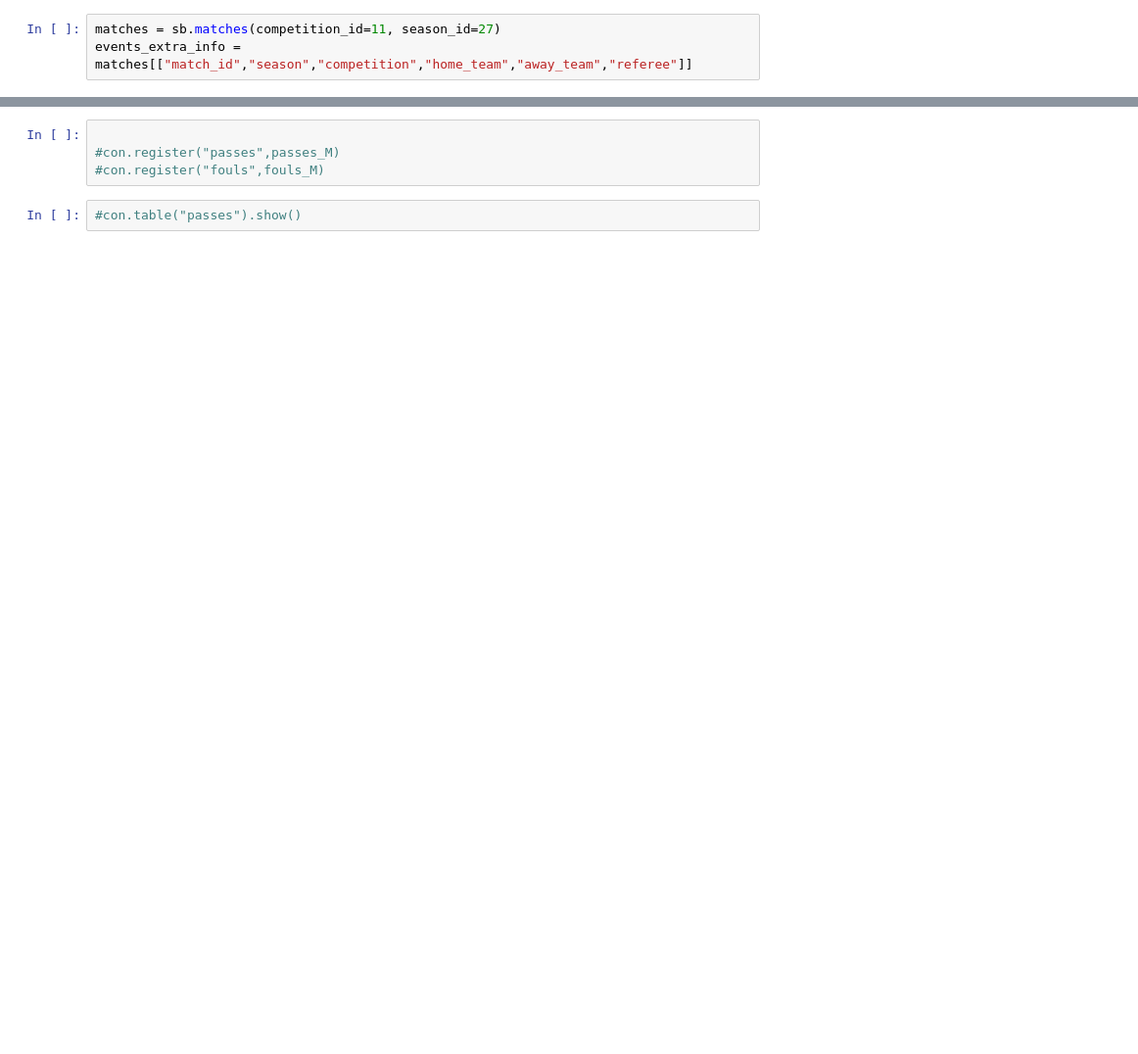
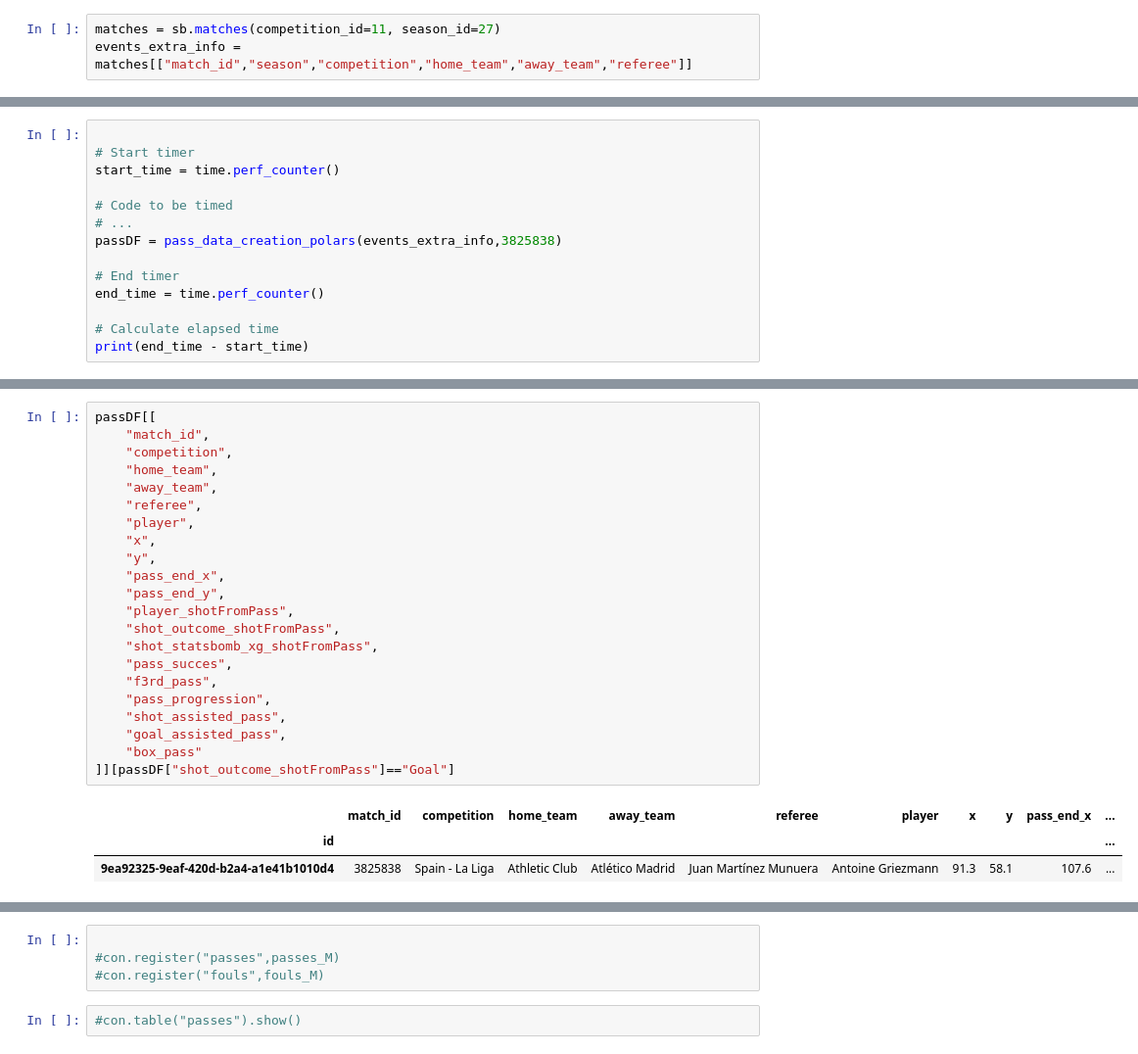
Before and after one commit to emirsglm/Bitirme, a Jupyter notebook: test.ipynb, the cells around one changed output, grey strips where cells are left out. Shown: that part at 98% size. Saved outputs shown, nothing was run; the diff lists cells and outputs as text; blank space fills up the shorter version.

```diff
--- a/test.ipynb
+++ b/test.ipynb
@@ -73,0 +249,14 @@ passDF = pass_data_creation(events_extra_info,3825838)
+# %%
+
+# Start timer
+start_time = time.perf_counter()
+
+# Code to be timed
+# ...
+passDF = pass_data_creation_polars(events_extra_info,3825838)
+
+# End timer
+end_time = time.perf_counter()
+
+# Calculate elapsed time
+print(end_time - start_time)
@@ -106,3 +298,29 @@ passDF[["match_id","season","competition","home_team","away_team","referee",
+# %%
+passDF[[
+    "match_id",
+    "competition",
+    "home_team",
+    "away_team",
+    "referee",
+    "player",
+    "x",
+    "y",
+    "pass_end_x",
+    "pass_end_y",
+    "player_shotFromPass",
+    "shot_outcome_shotFromPass",
+    "shot_statsbomb_xg_shotFromPass",
+    "pass_succes",
+    "f3rd_pass",
+    "pass_progression",
+    "shot_assisted_pass",
+    "goal_assisted_pass",
+    "box_pass"
+]][passDF["shot_outcome_shotFromPass"]=="Goal"]
+# %% [output]
+|  | match_id | competition | home_team | away_team | referee | player | x | y | pass_end_x | ... |
+| id |  |  |  |  |  |  |  |  |  | ... |
+| 9ea92325-9eaf-420d-b2a4-a1e41b1010d4 | 3825838 | Spain - La Liga | Athletic Club | Atlético Madrid | Juan Martínez Munuera | Antoine Griezmann | 91.3 | 58.1 | 107.6 | ... |
 # %%
 print(get_homeTeam(passDF))
 # %% [output]
```
Also changed, not shown: parts of 16 cells of this notebook, 4 other files.
